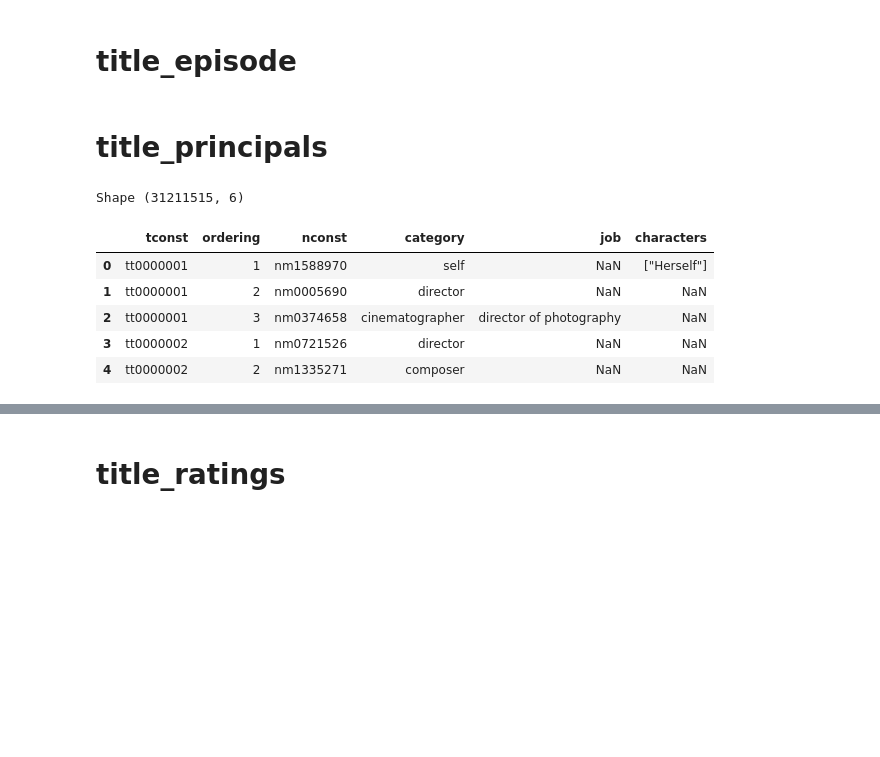
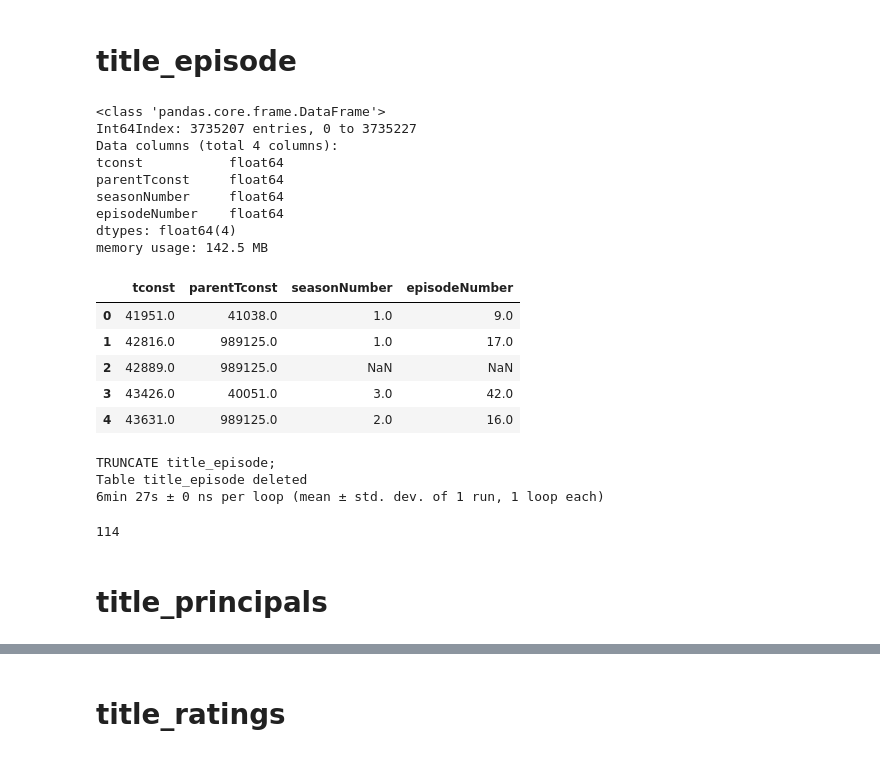
Before and after one commit to ingJSNA/ADB, a Jupyter notebook: IMDb/MySQL ETL.ipynb, the cells around one changed output, grey strips where cells are left out. Cells and saved outputs as stored; diff of their text form; code cells hidden in the pictures; blank space fills up the shorter version.

```diff
--- a/IMDb/MySQL ETL.ipynb
+++ b/IMDb/MySQL ETL.ipynb
@@ -208,13 +242,33 @@ KeyboardInterrupt:
 # %% [markdown]
 # title_episode
 # %%
-title_episode = title_episode_df()
+title_episode = imdb.title_episode_df()
 # %%
 title_episode_pre = title_episode.copy()
 
 # Transform identifiers
-title_episode_pre['tconst'] = tconst_transform(title_episode_pre['tconst'])
-title_episode_pre['parentTconst'] = tconst_transform(title_episode_pre['parentTconst'])
+title_episode_pre['tconst'] = transform.tconst_to_float(title_episode_pre['tconst'])
+title_episode_pre['parentTconst'] = transform.tconst_to_float(title_episode_pre['parentTconst'])
 
-print('Shape', title_episode_pre.shape)
+# Remove rows for non-existing titles
+title_episode_pre = title_episode_pre[(title_episode_pre['tconst'].isin(title_basics_tconst))]
+title_episode_pre = title_episode_pre[title_episode_pre['parentTconst'].isin(title_basics_tconst)]
+
+title_episode_pre.info()
 title_episode_pre.head()
+# %% [output]
+<class 'pandas.core.frame.DataFrame'>
+Int64Index: 3735207 entries, 0 to 3735227
+Data columns (total 4 columns):
+tconst           float64
+parentTconst     float64
+seasonNumber     float64
+episodeNumber    float64
+dtypes: float64(4)
+memory usage: 142.5 MB
+|  | tconst | parentTconst | seasonNumber | episodeNumber |
+| 0 | 41951.0 | 41038.0 | 1.0 | 9.0 |
+| 1 | 42816.0 | 989125.0 | 1.0 | 17.0 |
+| 2 | 42889.0 | 989125.0 | NaN | NaN |
+| 3 | 43426.0 | 40051.0 | 3.0 | 42.0 |
+| 4 | 43631.0 | 989125.0 | 2.0 | 16.0 |
@@ -223,15 +275,18 @@ save_csv(title_episode_pre, 'title_episode.csv')
+# %%
+%%timeit -n 1 -r 1
+
+df_to_mysql(title_episode_pre, 'title_episode')
+
+#save_csv(title_episode_pre, 'title_episode.csv')
+# %% [output]
+TRUNCATE title_episode;
+Table title_episode deleted
+6min 27s ± 0 ns per loop (mean ± std. dev. of 1 run, 1 loop each)
+# %%
+del title_episode
+del title_episode_pre
+gc.collect()
+# %% [output]
+114
 # %% [markdown]
 # title_principals
-# %%
-title_principals = title_principals_df()
-
-print('Shape', title_principals.shape)
-title_principals.head()
-# %% [output]
-Shape (31211515, 6)
-|  | tconst | ordering | nconst | category | job | characters |
-| 0 | tt0000001 | 1 | nm1588970 | self | NaN | ["Herself"] |
-| 1 | tt0000001 | 2 | nm0005690 | director | NaN | NaN |
-| 2 | tt0000001 | 3 | nm0374658 | cinematographer | director of photography | NaN |
-| 3 | tt0000002 | 1 | nm0721526 | director | NaN | NaN |
-| 4 | tt0000002 | 2 | nm1335271 | composer | NaN | NaN |
```
Also changed, not shown: parts of 12 cells of this notebook, 1 other file.
